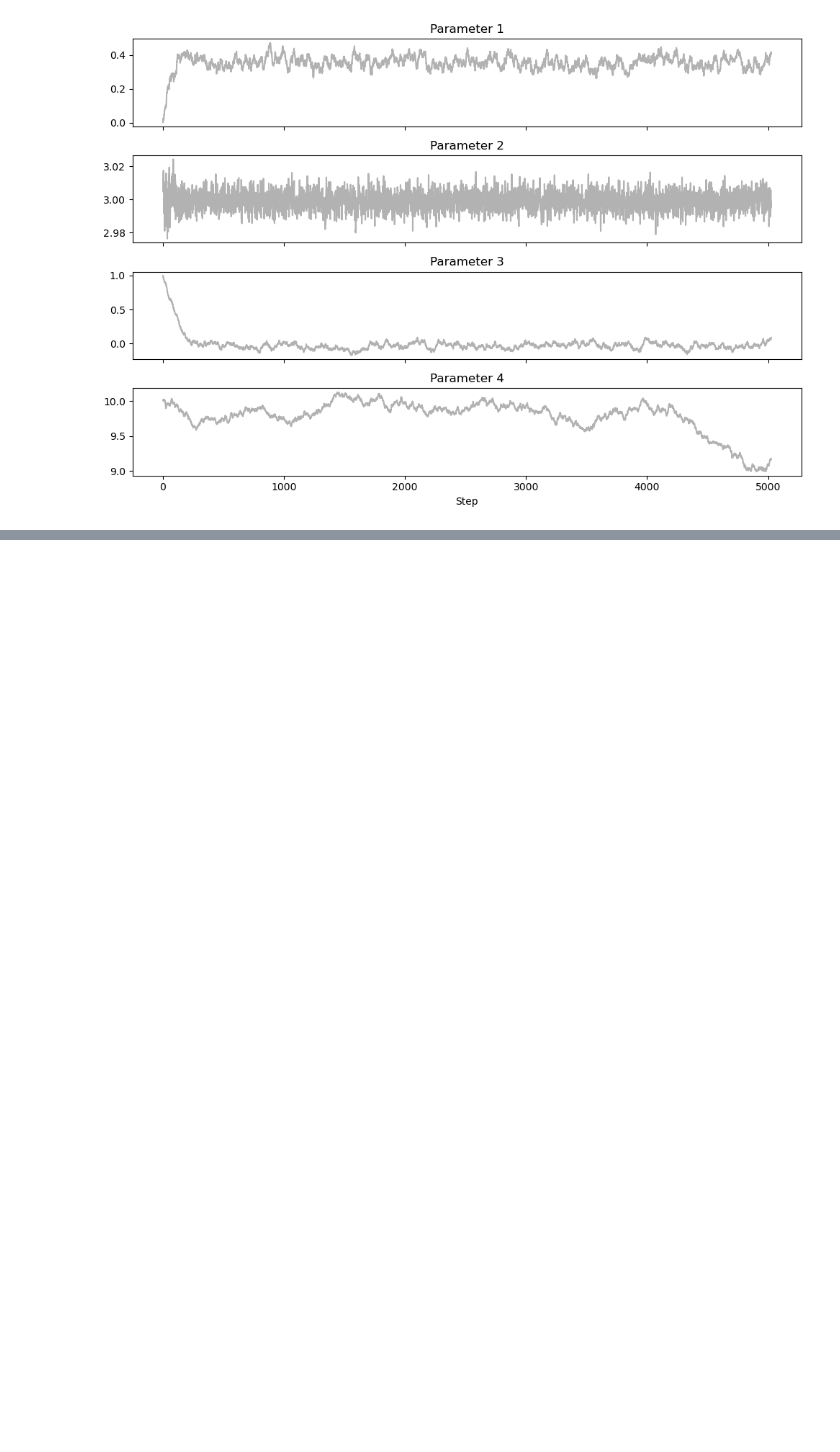
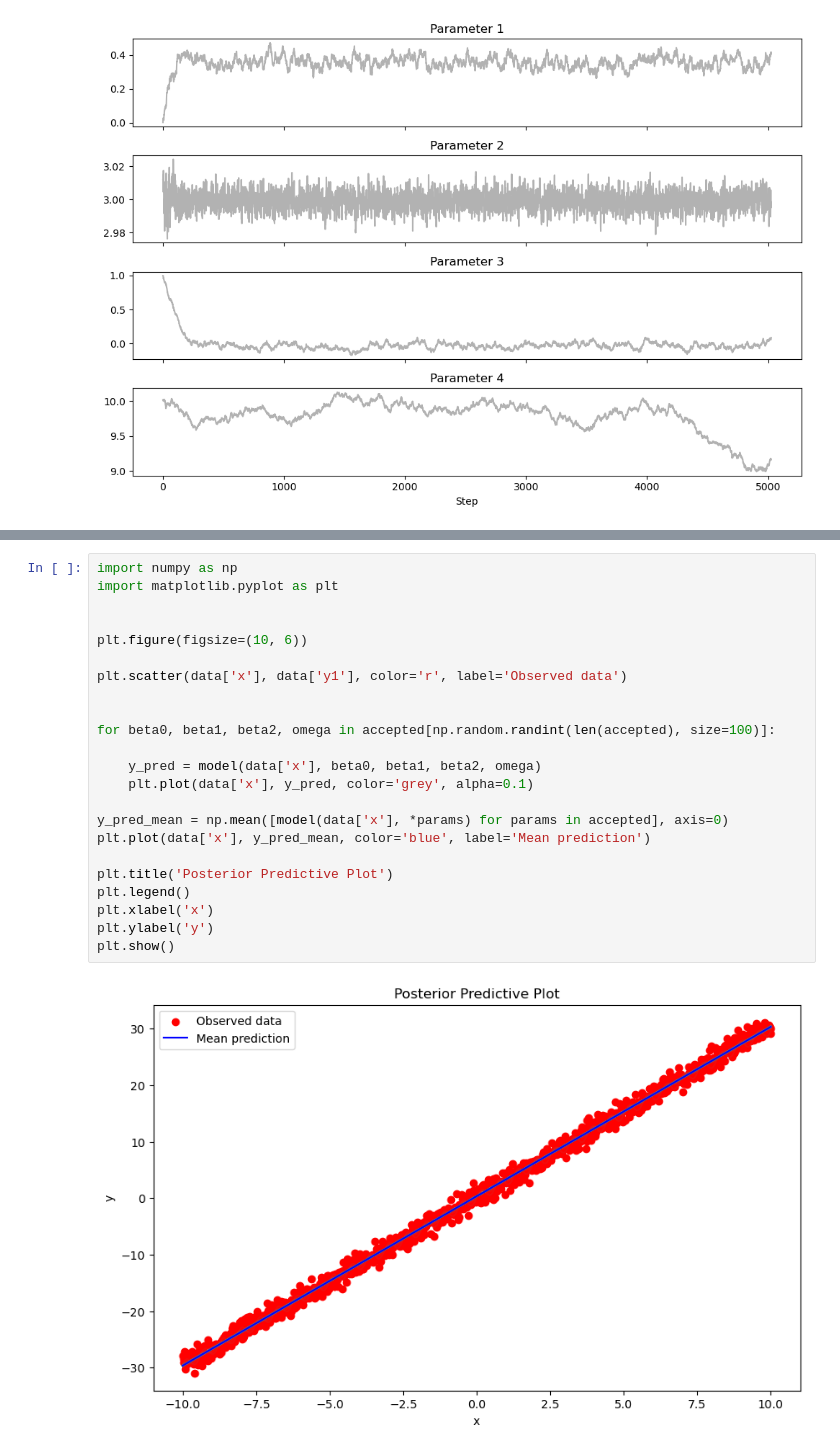
Before and after one commit to yyk1999/Project, a Jupyter notebook: Week4.ipynb, the cells around one changed output, grey strips where cells are left out. Saved outputs shown, nothing was run; the diff lists cells and outputs as text; blank space fills up the shorter version.

```diff
--- a/Week4.ipynb
+++ b/Week4.ipynb
@@ -113,0 +113,25 @@ np.random.normal(0,0.1)
+# %%
+import numpy as np
+import matplotlib.pyplot as plt
+
+
+plt.figure(figsize=(10, 6))
+
+plt.scatter(data['x'], data['y1'], color='r', label='Observed data')
+
+
+for beta0, beta1, beta2, omega in accepted[np.random.randint(len(accepted), size=100)]:
+
+    y_pred = model(data['x'], beta0, beta1, beta2, omega)
+    plt.plot(data['x'], y_pred, color='grey', alpha=0.1)
+
+y_pred_mean = np.mean([model(data['x'], *params) for params in accepted], axis=0)
+plt.plot(data['x'], y_pred_mean, color='blue', label='Mean prediction')
+
+plt.title('Posterior Predictive Plot')
+plt.legend()
+plt.xlabel('x')
+plt.ylabel('y')
+plt.show()
+# %% [output]
+[figure, added]
```
Also changed, not shown: parts of 4 cells of this notebook.
